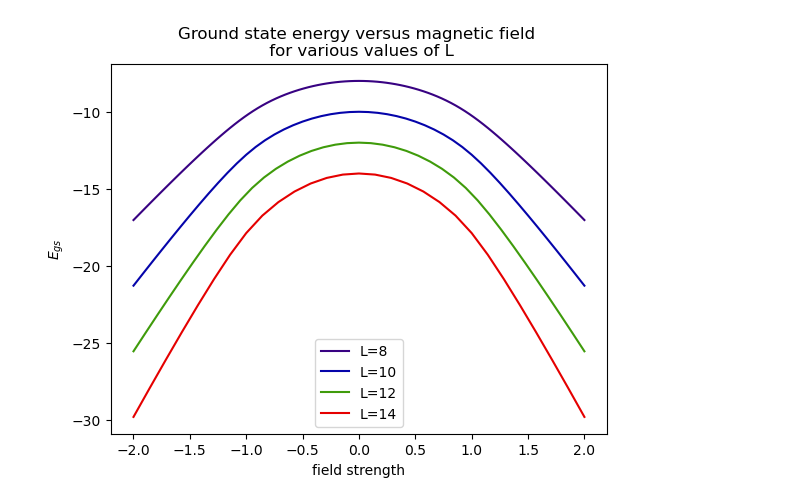
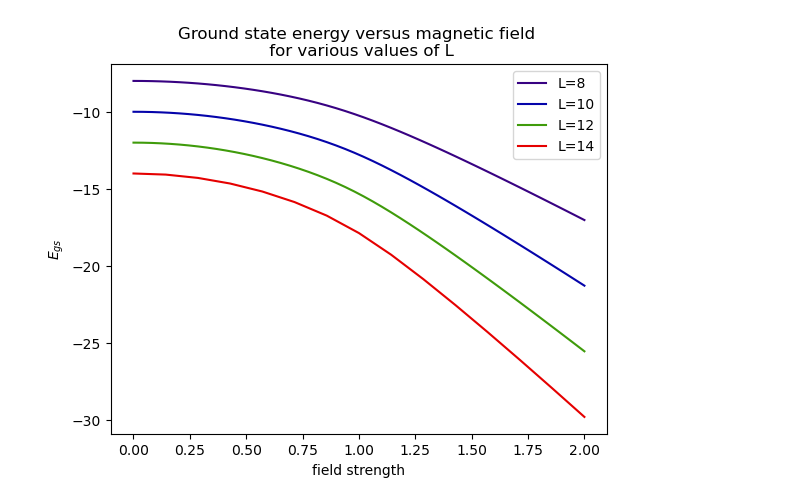
Before and after one commit to Abhiram2006/ph121c, a Jupyter notebook: main.ipynb, the cells around one changed output. Cells and saved outputs as stored; diff of their text form; code cells hidden in the pictures.

```diff
--- a/main.ipynb
+++ b/main.ipynb
@@ -46,0 +109,20 @@ def denseH(L,J, h, periodic):
+# %%
+def denseEgs(L, J, h, periodic):
+    """
+    returns the ground state eigenenergy of the Ising chain
+
+        Parameters:
+            L (int): length of chain
+            J (float): ising interaction strength
+            h (float): magnetic field strength
+            periodic (bool): does the chain have periodic boundary conditions?
+
+        Returns:
+            ground_state (float): ground state energy
+    """
+
+    H = denseH(L, J, h , periodic) # construct the dense Hamiltonian
+
+    ground_state = scipy.linalg.eigh(H, subset_by_index=(0, 0), eigvals_only=True)[0] # return only the smallest eigenvalue (increases the speed quite a bit)
+
+    return ground_state
@@ -106,23 +251,35 @@ for L in L_values:
         ground_state = scipy.linalg.eigh(H, subset_by_index=(0, 0), eigvals_only=True)
         ground_state_energies[L].append(ground_state)
 # %%
-import matplotlib.pyplot as plt
-import os
+L_values = [8,10,12,14]
+ground_state_energies = {L: [] for L in L_values}
 
-plt.style.use('default')
+def calculate_h_values(L):
+
+    if L==14:
+        return 15
+
+    else:
+        return 50
+
+
+for L in L_values:
+    h_values = np.linspace(0, 2, calculate_h_values(L))
+    for h in tqdm(h_values, desc=f'Calculating for L={L}'):
+        H = sparseH(L, 1, h, True)
+        ground_state = scipy.sparse.linalg.eigsh(H, k=1, which='SA')[0]
+        ground_state_energies[L].append(ground_state)
 
 for i, (L, energies) in enumerate(ground_state_energies.items()):
     h_values = np.linspace(0, 2, calculate_h_values(L))
-    mirrored_h_values = np.concatenate((-h_values[::-1], h_values))
-    mirrored_energies = np.concatenate((energies[::-1], energies))
-    plt.plot(mirrored_h_values, mirrored_energies, label=f'L={L}', color=xkcd_colors[i])
+    plt.plot(h_values, energies, label=f'L={L}', color=xkcd_colors[i])
 
 plt.xlabel('field strength')
 plt.ylabel(r'$E_{gs}$')
 plt.title('Ground state energy versus magnetic field \n for various values of L')
 plt.legend()
 plt.savefig(os.path.join(directory, 'plot-dense.png'), dpi=400)
 plt.show()
 # %% [output]
-[figure, old version]
+[figure, new version]
 # %%
```
Also changed, not shown: parts of 13 cells of this notebook.
